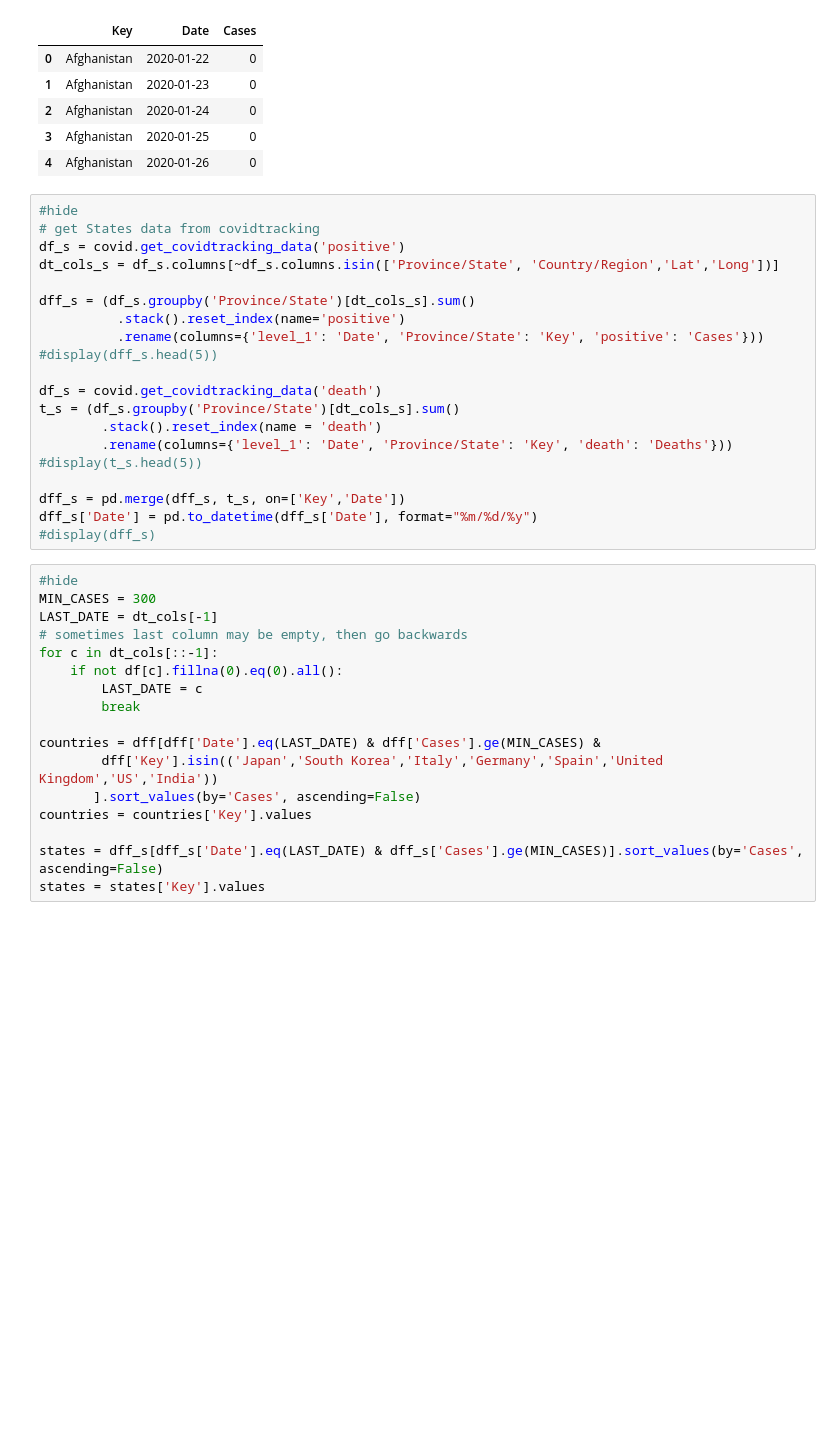
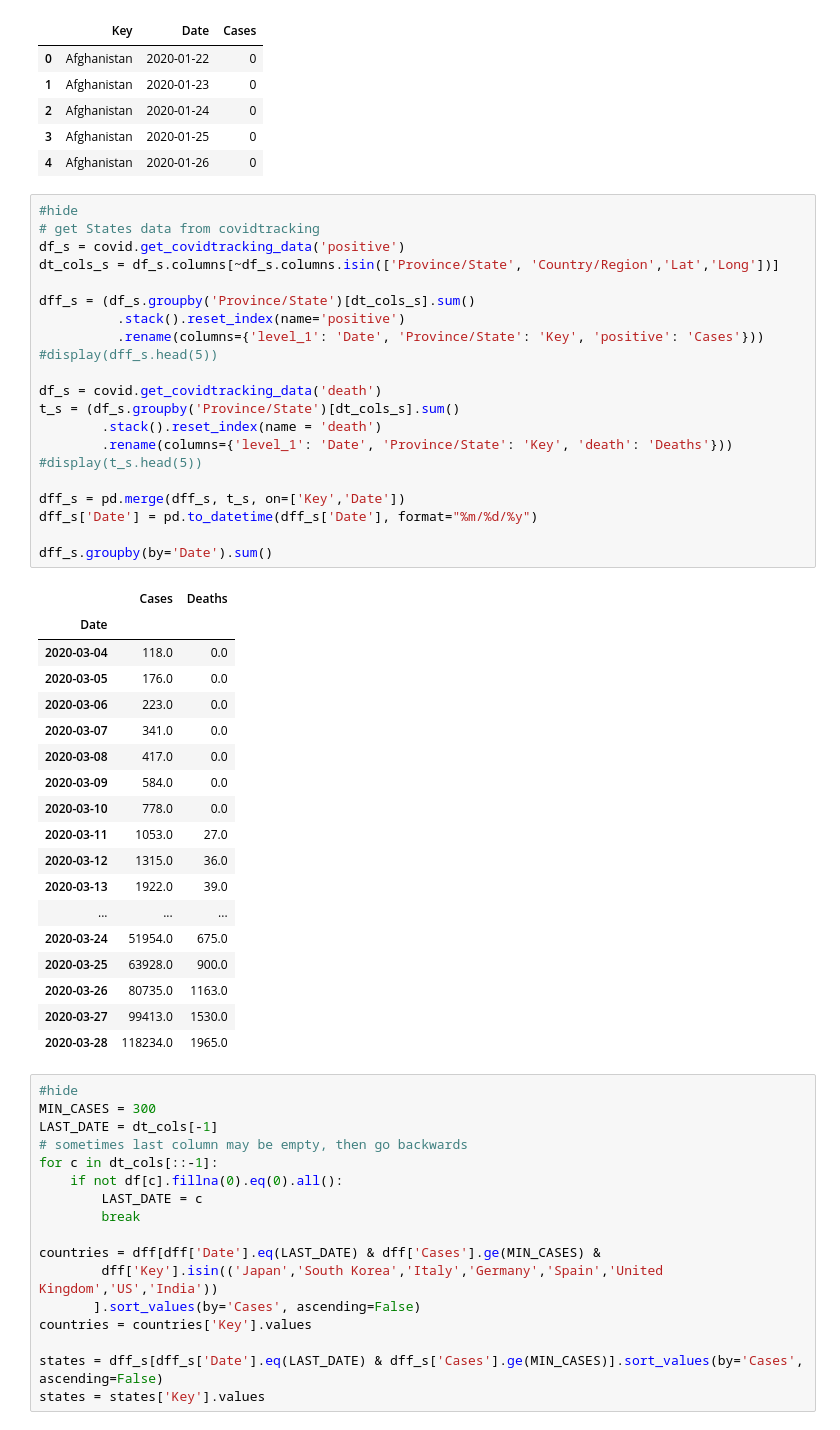
Before and after one commit to srikanthrc/running-to-stand-still, a Jupyter notebook: _notebooks/2020-03-26-covid19_compare_us_trajectories.ipynb, the cells around one changed output. Cells and saved outputs as stored; diff of their text form; blank space fills up the shorter version.

```diff
--- a/_notebooks/2020-03-26-covid19_compare_us_trajectories.ipynb
+++ b/_notebooks/2020-03-26-covid19_compare_us_trajectories.ipynb
@@ -51,23 +51,43 @@ display(dff.head(5))
 # %%
 #hide
 # get States data from covidtracking
 df_s = covid.get_covidtracking_data('positive')
 dt_cols_s = df_s.columns[~df_s.columns.isin(['Province/State', 'Country/Region','Lat','Long'])]
 
 dff_s = (df_s.groupby('Province/State')[dt_cols_s].sum()
           .stack().reset_index(name='positive')
           .rename(columns={'level_1': 'Date', 'Province/State': 'Key', 'positive': 'Cases'}))
 #display(dff_s.head(5))
 
 df_s = covid.get_covidtracking_data('death')
 t_s = (df_s.groupby('Province/State')[dt_cols_s].sum()
         .stack().reset_index(name = 'death')
         .rename(columns={'level_1': 'Date', 'Province/State': 'Key', 'death': 'Deaths'}))
 #display(t_s.head(5))
 
 dff_s = pd.merge(dff_s, t_s, on=['Key','Date'])
 dff_s['Date'] = pd.to_datetime(dff_s['Date'], format="%m/%d/%y")
-#display(dff_s)
+
+dff_s.groupby(by='Date').sum()
+# %% [output]
+|  | Cases | Deaths |
+| Date |  |  |
+| 2020-03-04 | 118.0 | 0.0 |
+| 2020-03-05 | 176.0 | 0.0 |
+| 2020-03-06 | 223.0 | 0.0 |
+| 2020-03-07 | 341.0 | 0.0 |
+| 2020-03-08 | 417.0 | 0.0 |
+| 2020-03-09 | 584.0 | 0.0 |
+| 2020-03-10 | 778.0 | 0.0 |
+| 2020-03-11 | 1053.0 | 27.0 |
+| 2020-03-12 | 1315.0 | 36.0 |
+| 2020-03-13 | 1922.0 | 39.0 |
+| ... | ... | ... |
+| 2020-03-24 | 51954.0 | 675.0 |
+| 2020-03-25 | 63928.0 | 900.0 |
+| 2020-03-26 | 80735.0 | 1163.0 |
+| 2020-03-27 | 99413.0 | 1530.0 |
+| 2020-03-28 | 118234.0 | 1965.0 |
 # %%
 #hide
 MIN_CASES = 300
```
Also changed, not shown: parts of 6 cells of this notebook.
